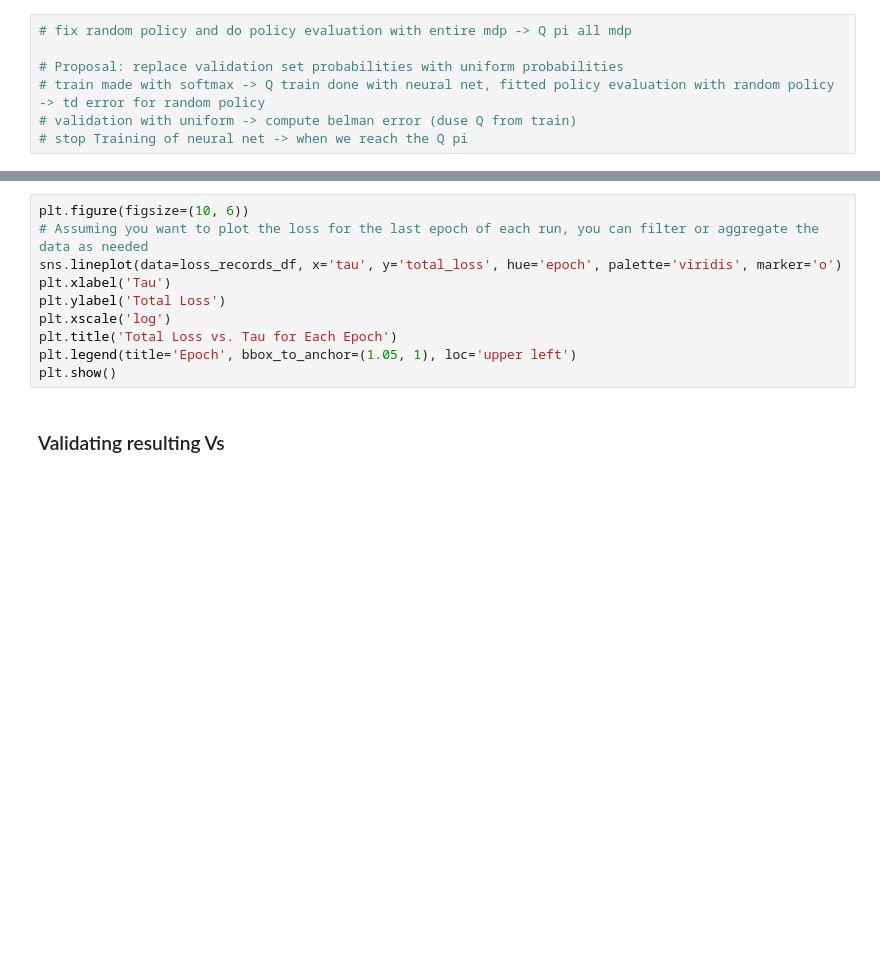
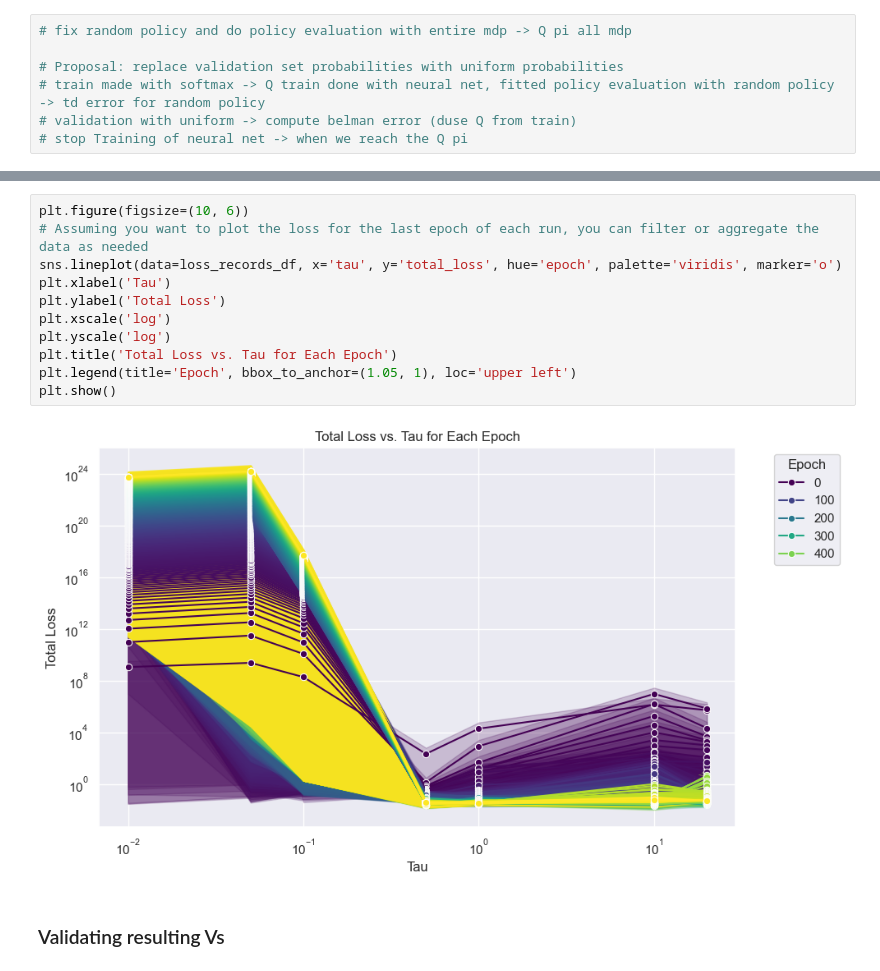
Before and after one commit to mariusdgm/phd-research, a Jupyter notebook: overfitting/overfitting.ipynb, the cells around one changed output, grey strips where cells are left out. Drawn from its saved outputs; the diff is of its cells as text; blank space fills up the shorter version.

```diff
--- a/overfitting/overfitting.ipynb
+++ b/overfitting/overfitting.ipynb
@@ -298,13 +362,16 @@ plt.show()
 # %%
 plt.figure(figsize=(10, 6))
 # Assuming you want to plot the loss for the last epoch of each run, you can filter or aggregate the data as needed
 sns.lineplot(data=loss_records_df, x='tau', y='total_loss', hue='epoch', palette='viridis', marker='o')
 plt.xlabel('Tau')
 plt.ylabel('Total Loss')
 plt.xscale('log')
+plt.yscale('log')
 plt.title('Total Loss vs. Tau for Each Epoch')
 plt.legend(title='Epoch', bbox_to_anchor=(1.05, 1), loc='upper left')
 plt.show()
+# %% [output]
+[figure, added]
 # %% [markdown]
 ### Validating resulting Vs
 # %%
```
Also changed, not shown: parts of 11 cells of this notebook, 2 other files.
